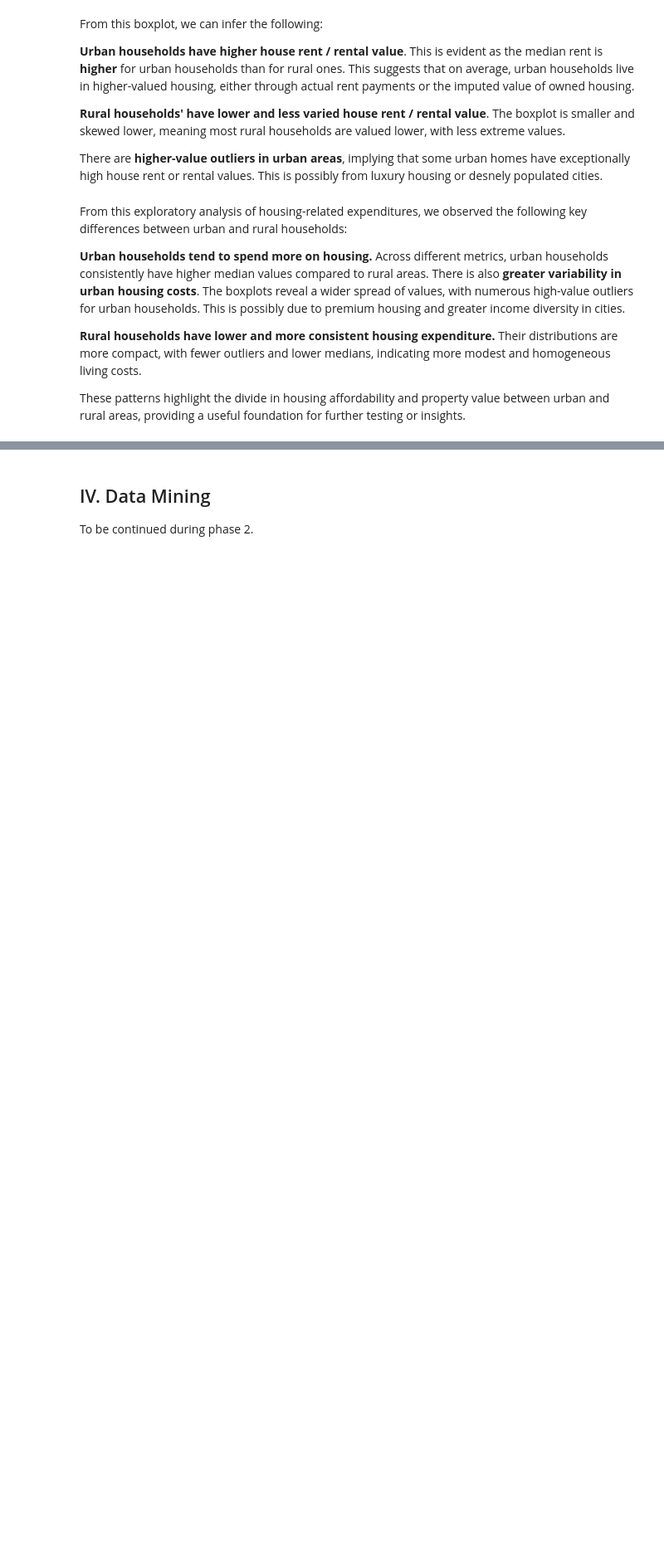
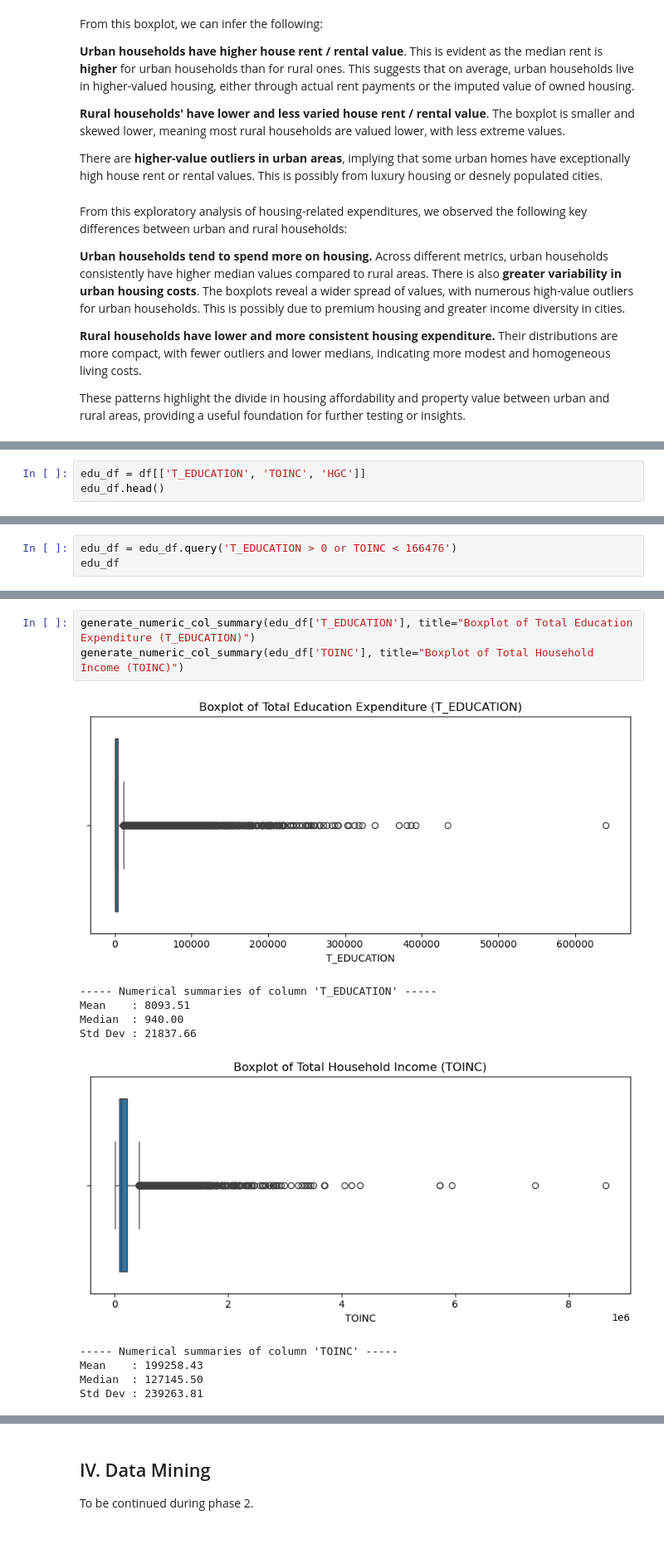
Before and after one commit to qu1r0ra/psa-dataset-analysis, a Jupyter notebook: fie-analysis.ipynb, the cells around one changed output, grey strips where cells are left out. Shown at 83% size. Drawn from its saved outputs; the diff is of its cells as text; blank space fills up the shorter version.

```diff
--- a/fie-analysis.ipynb
+++ b/fie-analysis.ipynb
@@ -1212,0 +1221,3 @@ These patterns highlight the divide in housing affordability and property value
+# %%
+edu_df = df[['T_EDUCATION', 'TOINC', 'HGC']]
+edu_df.head()
@@ -1212,0 +1233,3 @@ These patterns highlight the divide in housing affordability and property value
+# %%
+edu_df = edu_df.query('T_EDUCATION > 0 or TOINC < 166476')
+edu_df
@@ -1212,0 +1250,14 @@ These patterns highlight the divide in housing affordability and property value
+# %%
+generate_numeric_col_summary(edu_df['T_EDUCATION'], title="Boxplot of Total Education Expenditure (T_EDUCATION)")
+generate_numeric_col_summary(edu_df['TOINC'], title="Boxplot of Total Household Income (TOINC)")
+# %% [output]
+[figure, added]
+----- Numerical summaries of column 'T_EDUCATION' -----
+Mean    : 8093.51
+Median  : 940.00
+Std Dev : 21837.66
+[figure, added]
+----- Numerical summaries of column 'TOINC' -----
+Mean    : 199258.43
+Median  : 127145.50
+Std Dev : 239263.81
```
Also changed, not shown: parts of 7 cells of this notebook.
